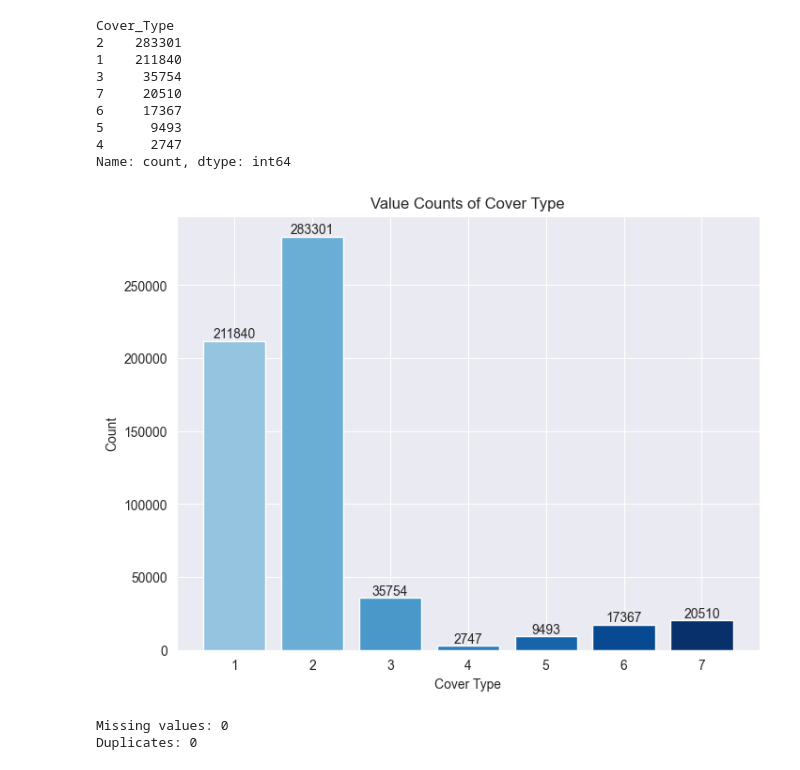
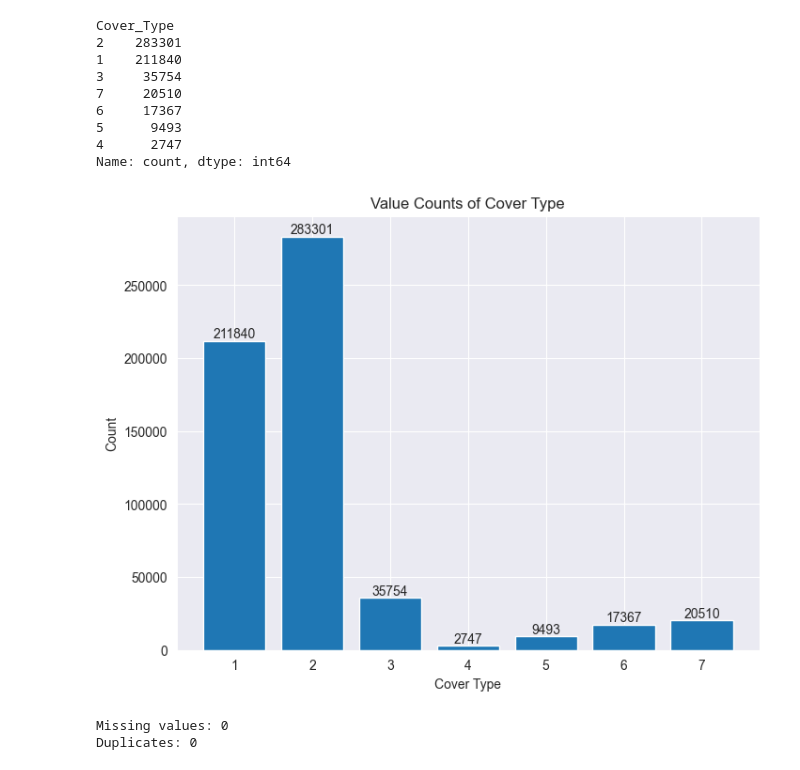
Before and after one commit to AbdelrahmanMostafa33/Forest-Cover-Type-Classification, a Jupyter notebook: notebooks/Forest_Cover_Type_Classification.ipynb, the cells around one changed output. Saved outputs shown, nothing was run; the diff lists cells and outputs as text; code cells hidden in the pictures.

```diff
--- a/notebooks/Forest_Cover_Type_Classification.ipynb
+++ b/notebooks/Forest_Cover_Type_Classification.ipynb
@@ -87,14 +87,14 @@ Name: count, dtype: int64
 # %%
 cover_type_count = df['Cover_Type'].value_counts().sort_index()
 plt.figure(figsize=(8,6))
-bars = plt.bar(x=cover_type_count.index, height=cover_type_count.values, color=plt.cm.Blues(np.linspace(0.4, 1, len(cover_type_count))))
+bars = plt.bar(x=cover_type_count.index, height=cover_type_count.values)
 plt.bar_label(bars, fmt='%.0f')
 plt.title("Value Counts of Cover Type")
 plt.xlabel("Cover Type")
 plt.ylabel("Count")
 plt.show()
 # %% [output]
-[figure, old version]
+[figure, new version]
 # %%
 print("Missing values:", df.isna().sum().sum())
 print("Duplicates:", df.duplicated().sum())
```
Also changed, not shown: parts of 15 cells of this notebook.
